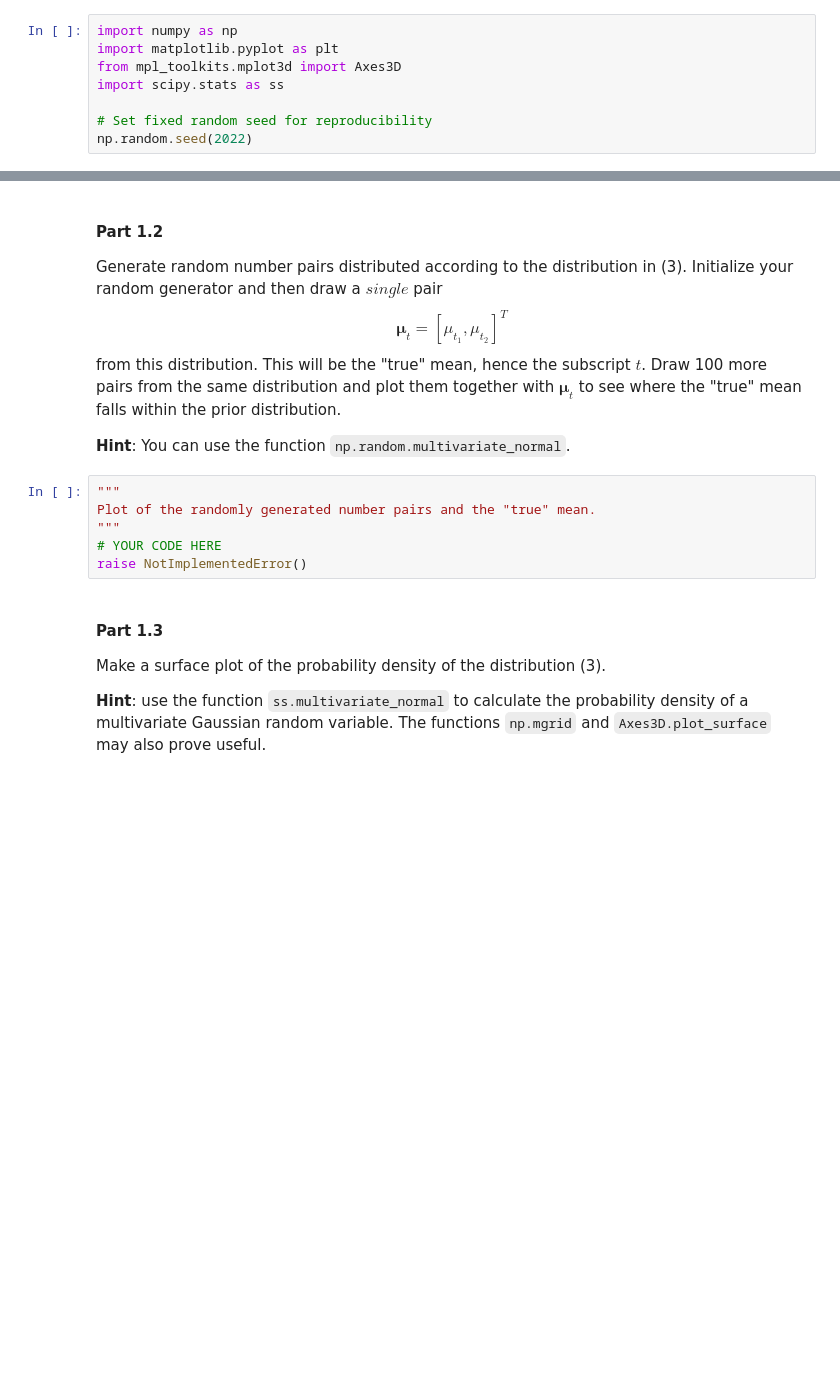
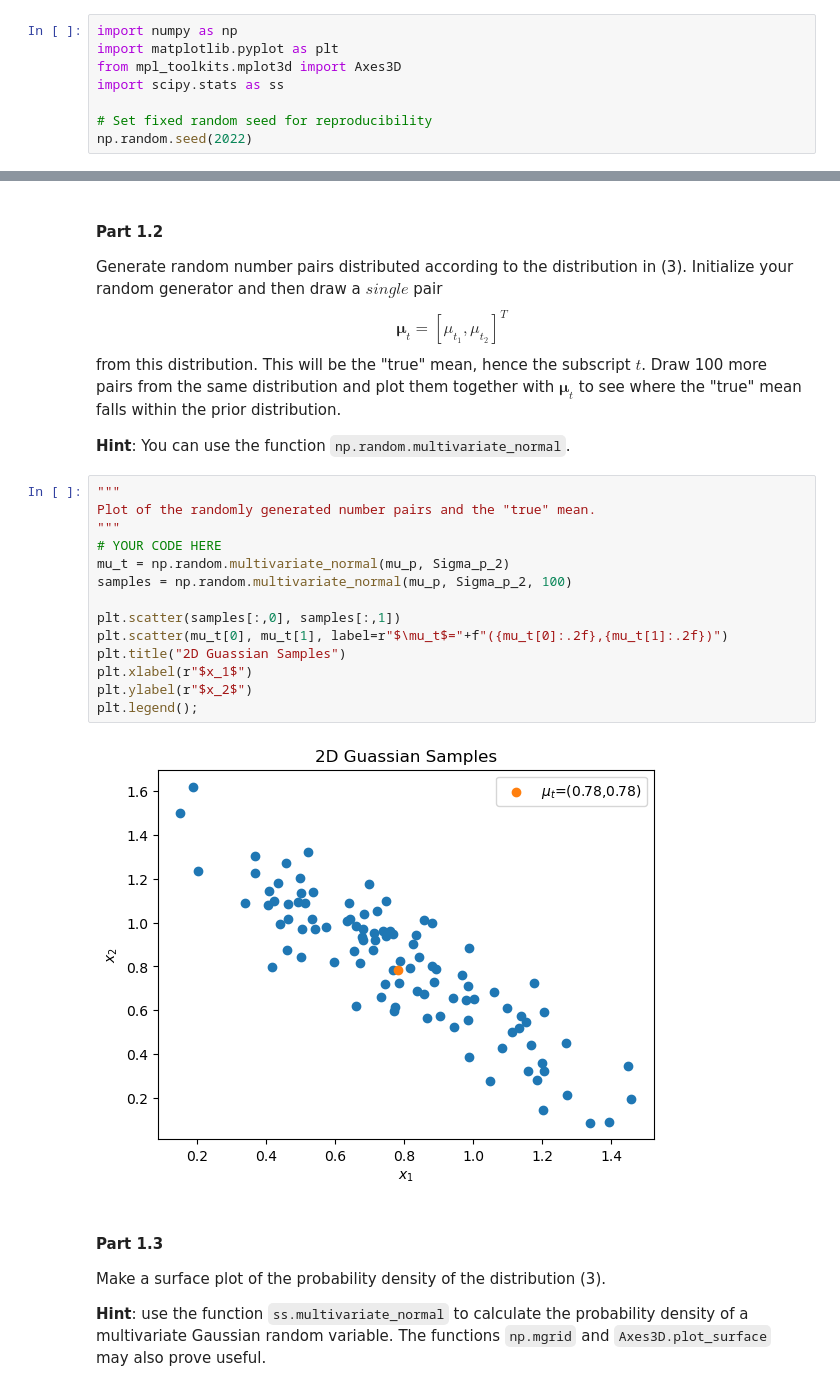
Before and after one commit to meraxion/SML24, a Jupyter notebook: SML24_as02/SML24_as02_3.ipynb, the cells around one changed output, grey strips where cells are left out. Saved outputs shown, nothing was run; the diff lists cells and outputs as text; blank space fills up the shorter version.

```diff
--- a/SML24_as02/SML24_as02_3.ipynb
+++ b/SML24_as02/SML24_as02_3.ipynb
@@ -89,20 +179,29 @@ Hidden test for checking the value of mu_p and Sigma_p.
 #### Part 1.2
 Generate random number pairs distributed according to the distribution in (3).
 Initialize your random generator and then draw a $single$ pair
-    \begin{equation}
+\begin{equation}
     \mathbf{\mu}_t = [\mu_{t_1}, \mu_{t_2}]^T
-    \label{mu_t}
     \tag{4}
 \end{equation}
 from this distribution. This will be the "true" mean, hence the subscript $t$. Draw 100 more pairs from the same distribution and plot them together with $\mathbf{\mu}_t$ to see where the "true" mean falls within the prior distribution.
 
 **Hint**: You can use the function `np.random.multivariate_normal`.
-# %%
-"""
-Plot of the randomly generated number pairs and the "true" mean.
-"""
-# YOUR CODE HERE
-raise NotImplementedError()
+# %%
+"""
+Plot of the randomly generated number pairs and the "true" mean.
+"""
+# YOUR CODE HERE
+mu_t = np.random.multivariate_normal(mu_p, Sigma_p_2)
+samples = np.random.multivariate_normal(mu_p, Sigma_p_2, 100)
+
+plt.scatter(samples[:,0], samples[:,1])
+plt.scatter(mu_t[0], mu_t[1], label=r"$\mu_t$="+f"({mu_t[0]:.2f},{mu_t[1]:.2f})")
+plt.title("2D Guassian Samples")
+plt.xlabel(r"$x_1$")
+plt.ylabel(r"$x_2$")
+plt.legend();
+# %% [output]
+[figure, added]
 # %% [markdown]
 #### Part 1.3
 Make a surface plot of the probability density of the distribution (3).
```
Also changed, not shown: parts of 11 cells of this notebook, 2 other files.
